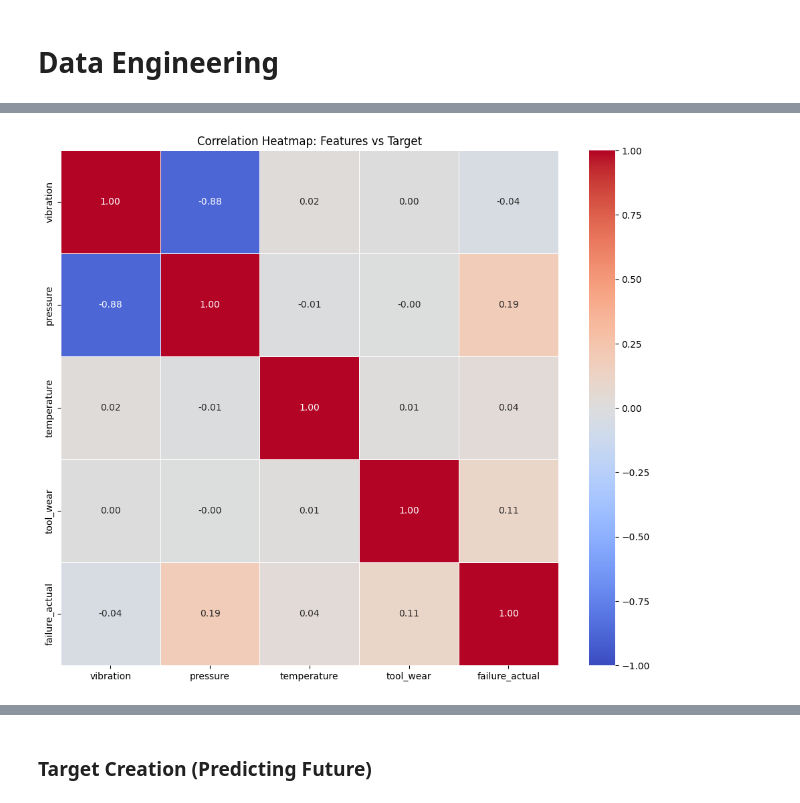
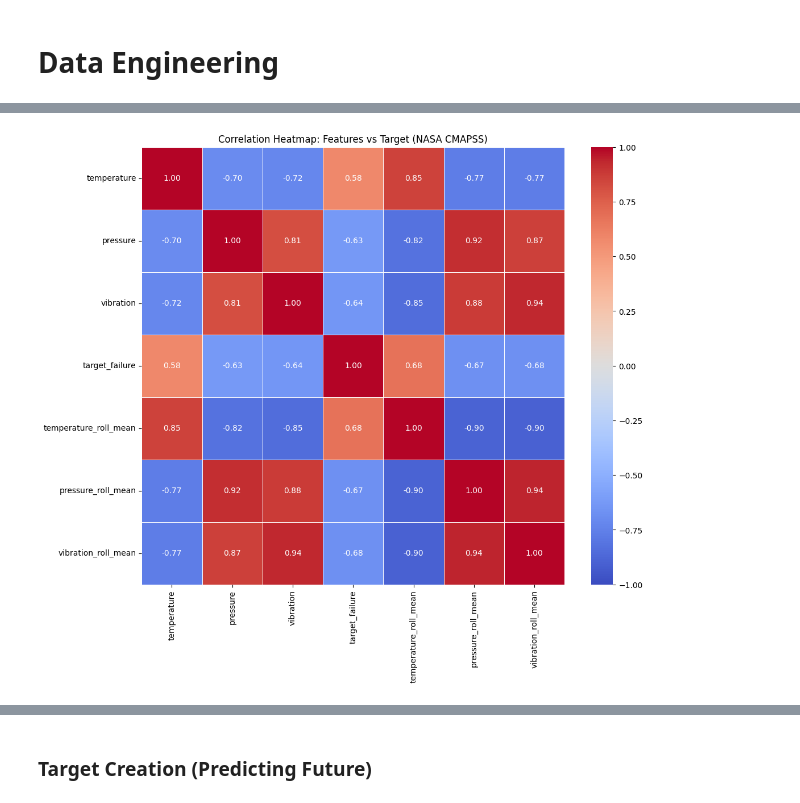
Before and after one commit to suryadipbera1256/IOT-Predictive-Maintenance-Engine, a Jupyter notebook: factory_guard_experiment.ipynb, the cells around one changed output, grey strips where cells are left out. Saved outputs shown, nothing was run; the diff lists cells and outputs as text; code cells hidden in the pictures.

```diff
--- a/factory_guard_experiment.ipynb
+++ b/factory_guard_experiment.ipynb
@@ -212,27 +262,26 @@ Correlation between Tool Wear and Failure: 0.11
 # %%
-# import pandas as pd
-# import seaborn as sns
-# import matplotlib.pyplot as plt
+import seaborn as sns
+import matplotlib.pyplot as plt
 
-# # 1. Calculate the Correlation Matrix
-# # We use the method='pearson' (standard linear correlation)
-# corr_matrix = df.corr()
+# 1. Calculate Correlation Matrix
+# We use the method='pearson' (standard linear correlation)
+corr_matrix = final_df.corr()
 
-# # 2. Setup the figure
-# plt.figure(figsize=(12, 10))
+# 2. Setup the figure
+plt.figure(figsize=(12, 10))
 
-# # 3. Create the Heatmap
-# # annot=True shows the numbers inside the boxes
-# # cmap='coolwarm' makes high positive red, high negative blue
-# sns.heatmap(corr_matrix,
-#             annot=True,
-#             fmt=".2f",
-#             cmap='coolwarm',
-#             vmin=-1,
-#             vmax=1,
-#             linewidths=0.5)
+# 3. Create the Heatmap
+# annot=True shows the numbers inside the boxes
+# cmap='coolwarm' makes high positive red, high negative blue
+sns.heatmap(corr_matrix,
+            annot=True,
+            fmt=".2f",
+            cmap='coolwarm',
+            vmin=-1,
+            vmax=1,
+            linewidths=0.5)
 
-# plt.title('Correlation Heatmap: Features vs Target')
-# plt.show()
+plt.title('Correlation Heatmap: Features vs Target (NASA CMAPSS)')
+plt.show()
 # %% [output]
-[figure, old version]
+[figure, new version]
```
Also changed, not shown: parts of 55 cells of this notebook.
